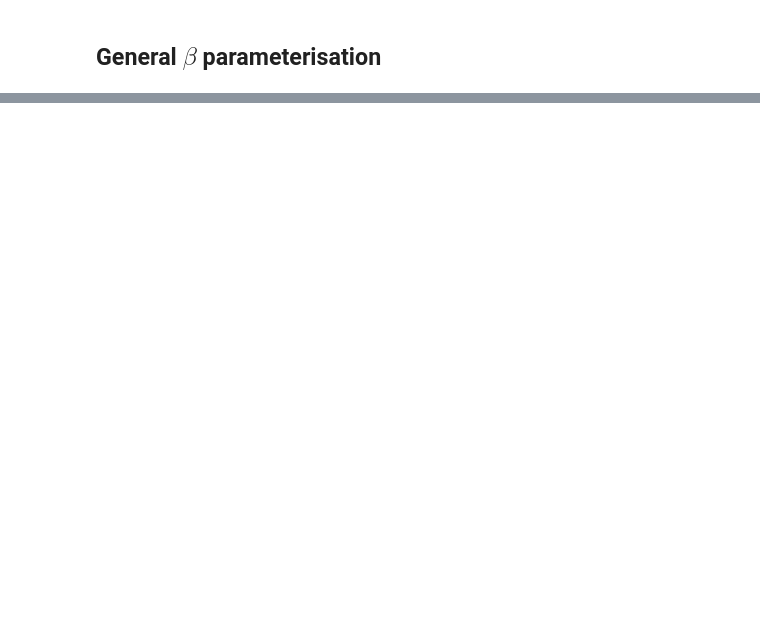
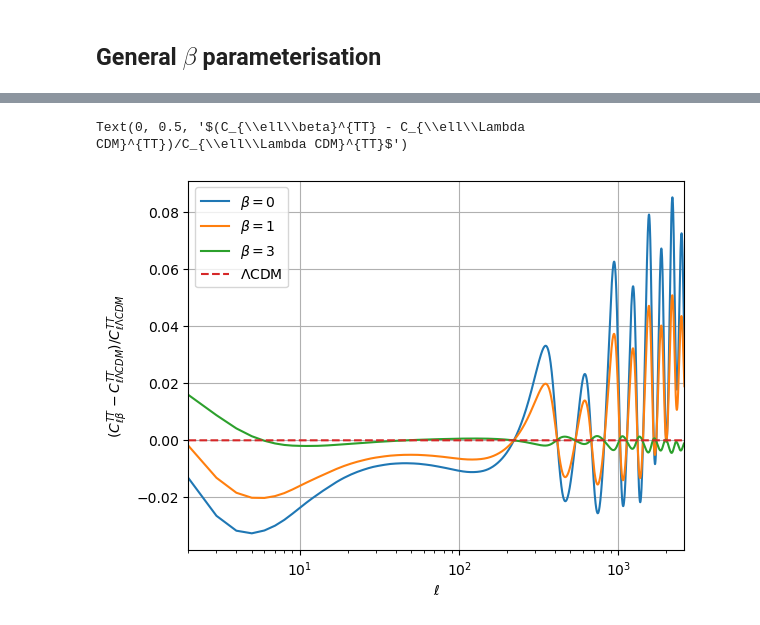
Before and after one commit to dlehdgk/CAMB_DE_beta, a Jupyter notebook: beta_test.ipynb, the cells around one changed output, grey strips where cells are left out. Saved outputs shown, nothing was run; the diff lists cells and outputs as text; code cells hidden in the pictures; blank space fills up the shorter version.

```diff
--- a/beta_test.ipynb
+++ b/beta_test.ipynb
@@ -65,0 +78,21 @@ for pindx, ll in zip(range(4), ["TT", "EE", "BB", "TE"]):
+# %%
+dcl_log = (logTT[2:] - lcdmTT[2:]) / lcdmTT[2:]
+dcl_cpl = (cplTT[2:] - lcdmTT[2:]) / lcdmTT[2:]
+dcl_fit = (fitTT[2:] - lcdmTT[2:]) / lcdmTT[2:]
+
+plt.plot(l[2:], dcl_log, label="$\\beta = 0$")
+plt.plot(l[2:], dcl_cpl, label="$\\beta = 1$")
+plt.plot(l[2:], dcl_fit, label="$\\beta = 3$")
+plt.plot(l[2:], np.zeros(len(l[2:])), linestyle="dashed", label="$\Lambda$CDM")
+
+plt.legend()
+plt.xscale("log")
+plt.xlim(2, max(l))
+plt.grid()
+plt.xlabel("$\ell$")
+plt.ylabel(
+    "$(C_{\ell\\beta}^{TT} - C_{\ell\Lambda CDM}^{TT})/C_{\ell\Lambda CDM}^{TT}$"
+)
+# %% [output]
+Text(0, 0.5, '$(C_{\\ell\\beta}^{TT} - C_{\\ell\\Lambda CDM}^{TT})/C_{\\ell\\Lambda CDM}^{TT}$')
+[figure, added]
```
Also changed, not shown: parts of 17 cells of this notebook.
